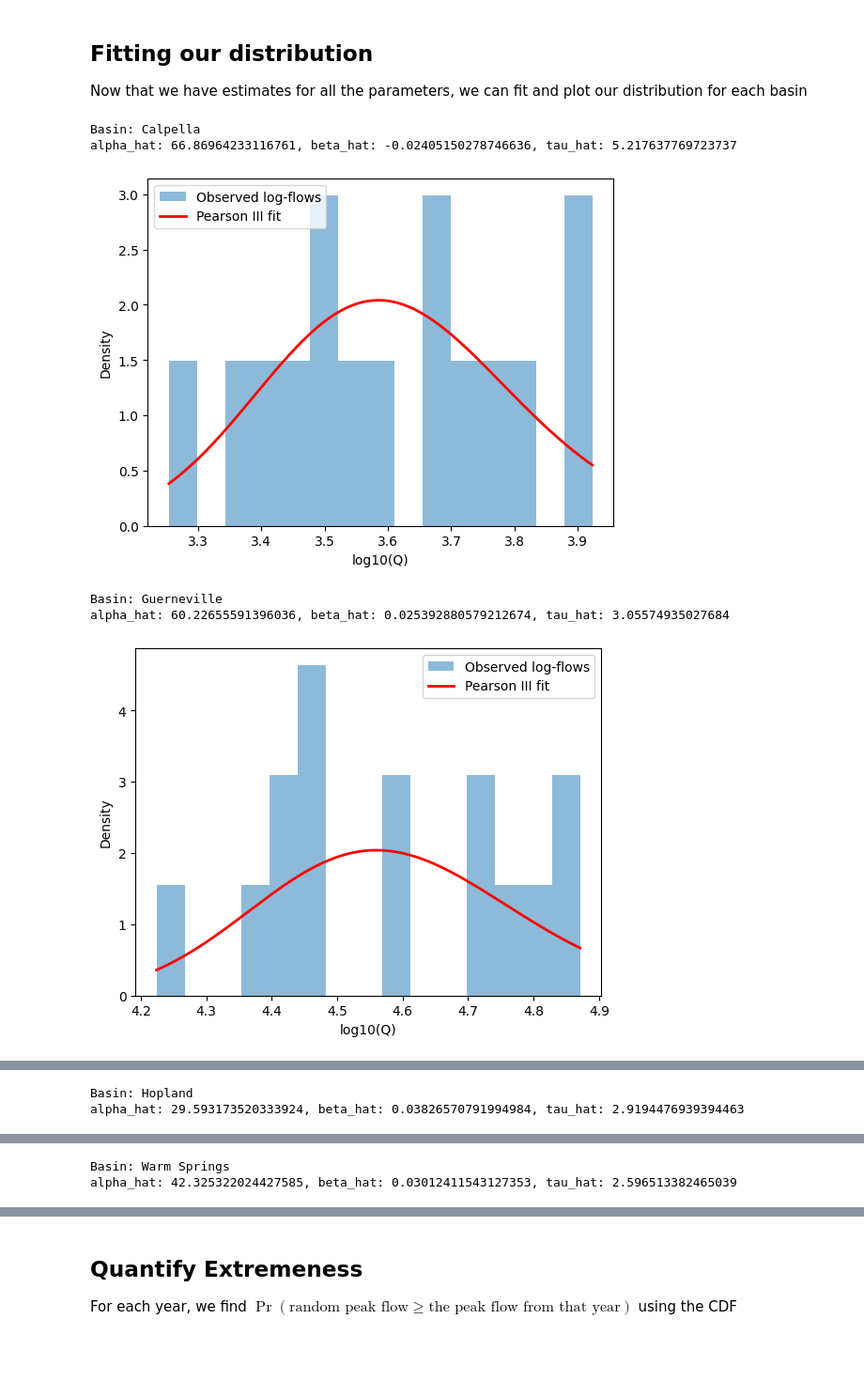
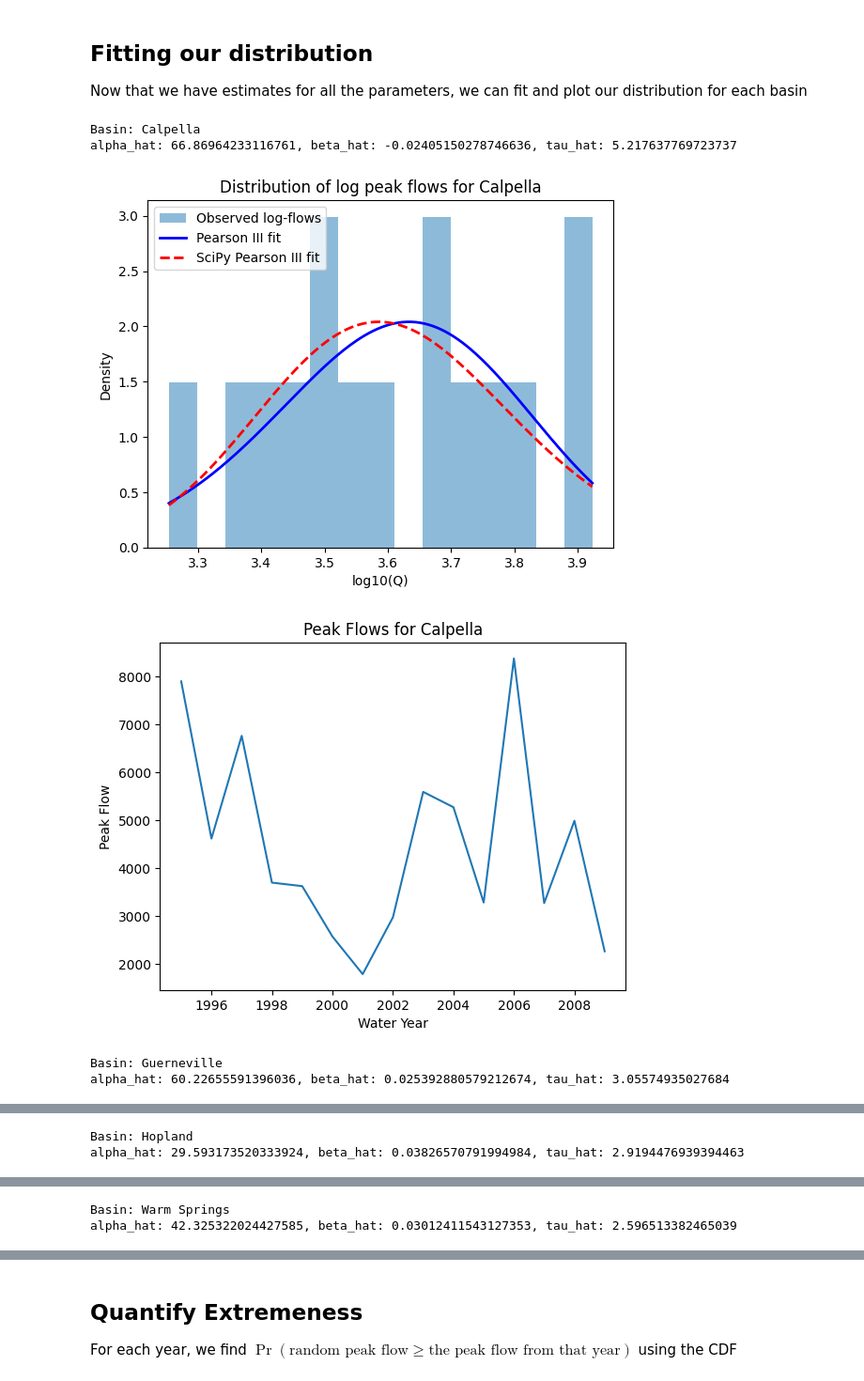
Before and after one commit to ArmanO2005/Fitting-a-Pearson-Type-III-Distribution-to-Peak-Flow-Data-from-the-Russian-River, a Jupyter notebook: fit_distribution.ipynb, the cells around one changed output, grey strips where cells are left out. Shown: that part at 94% size. Cells and saved outputs as stored; diff of their text form; code cells hidden in the pictures; blank space fills up the shorter version.

```diff
--- a/fit_distribution.ipynb
+++ b/fit_distribution.ipynb
@@ -98,39 +99,62 @@ peak_flows = {'Calpella': calpella_peak_flows['Calpella Gage FLOW'].values,
 
 extreme_years = pd.DataFrame()
 extreme_years['water_year'] = calpella_peak_flows['water_year']
+
+def pearson3_pdf(x, alpha, beta, tau):
+    x = np.asarray(x, dtype=float)
+
+    if alpha <= 0 or beta == 0:
+        return np.full_like(x, np.nan)
+
+    z = (x - tau) / beta
+    mask = z > 0
+
+    out = np.zeros_like(x, dtype=float)
+    logpdf = -np.log(abs(beta)) - gammaln(alpha) + (alpha - 1)*np.log(z[mask]) - z[mask]
+    out[mask] = np.exp(logpdf)
+    return out
 
 for basin in peak_flows.keys():
     basin_peak_flows = peak_flows[basin]
     G_station = sample_skew(basin_peak_flows)
     G_weighted = weighted_skew(basin_peak_flows, G_reg=0.333, MSE_reg=0.13)
 
     log_flows = np.log10(basin_peak_flows)
     mean_log_flows = np.mean(log_flows)
     std_log_flows = np.std(log_flows, ddof=1)
 
     alpha_hat = pearsonIII_alpha_estimate(G_weighted)
     beta_hat = pearsonIII_beta_estimate(G_station, std_log_flows, alpha_hat)
     tau_hat = pearsonIII_tau_estimate(mean_log_flows, beta_hat, alpha_hat)
 
     print(f'Basin: {basin}')
     print(f'alpha_hat: {alpha_hat}, beta_hat: {beta_hat}, tau_hat: {tau_hat}')
 
     dist = pearson3(G_weighted, loc=mean_log_flows, scale=std_log_flows)
     x = np.linspace(min(log_flows), max(log_flows), 200)
-    pdf_vals = dist.pdf(x)
+    scipy_pdf_vals = dist.pdf(x)
+    my_pdf_vals = pearson3_pdf(x, alpha_hat, beta_hat, tau_hat)
 
     extreme_years[basin] = 1 - dist.cdf(np.log10(basin_peak_flows))
 
     plt.hist(log_flows, bins=15, density=True, alpha=0.5, label='Observed log-flows')
-    plt.plot(x, pdf_vals, 'r-', lw=2, label='Pearson III fit')
+    plt.plot(x, my_pdf_vals, 'b-', lw=2, label='Pearson III fit')
+    plt.plot(x, scipy_pdf_vals, 'r--', lw=2, label='SciPy Pearson III fit')
     plt.xlabel('log10(Q)')
     plt.ylabel('Density')
+    plt.title(f'Distribution of log peak flows for {basin}')
     plt.legend()
     plt.show()
+
+    plt.plot(range(1995, 2010), basin_peak_flows)
+    plt.xlabel('Water Year')
+    plt.ylabel('Peak Flow')
+    plt.title(f'Peak Flows for {basin}')
+    plt.show()
 # %% [output]
 Basin: Calpella
 alpha_hat: 66.86964233116761, beta_hat: -0.02405150278746636, tau_hat: 5.217637769723737
-[figure, old version]
+[figure, new version]
+[figure, new version]
 Basin: Guerneville
 alpha_hat: 60.22655591396036, beta_hat: 0.025392880579212674, tau_hat: 3.05574935027684
-[figure, old version]
```
Also changed, not shown: parts of 3 cells of this notebook.
